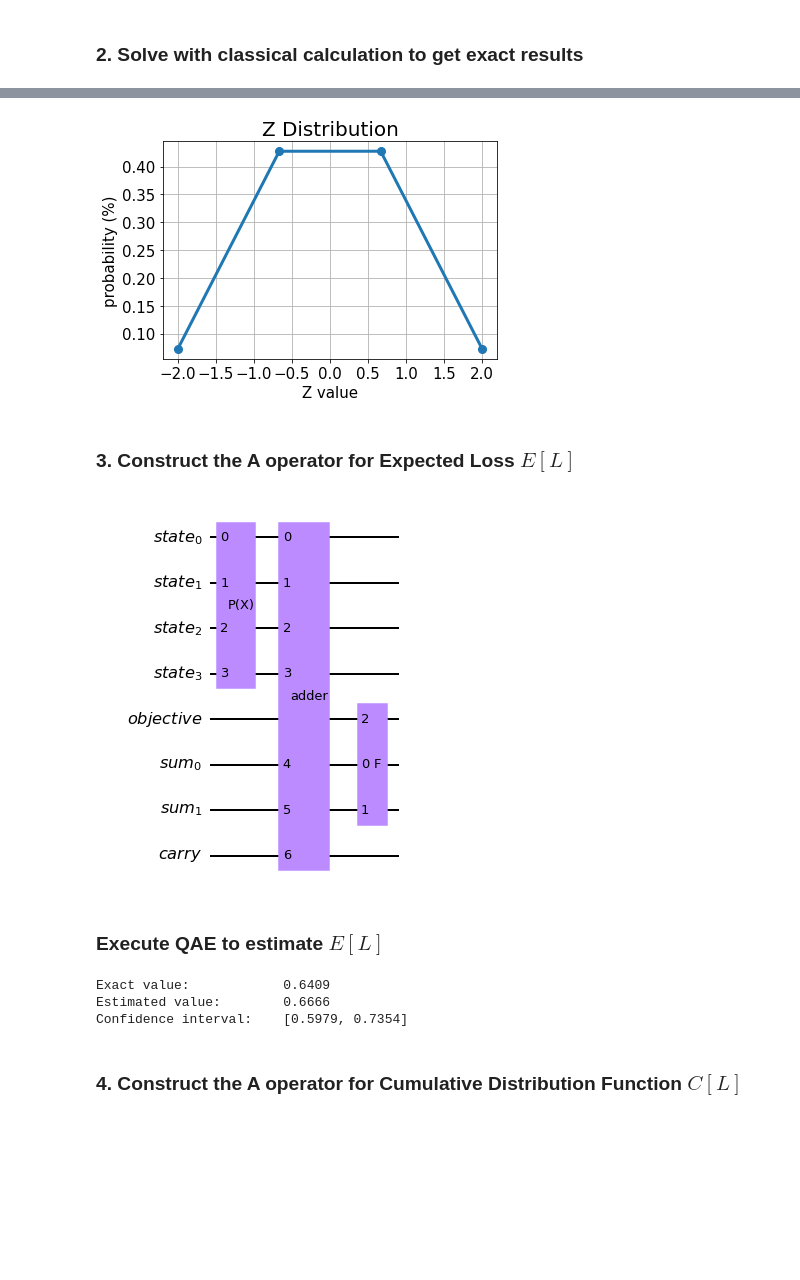
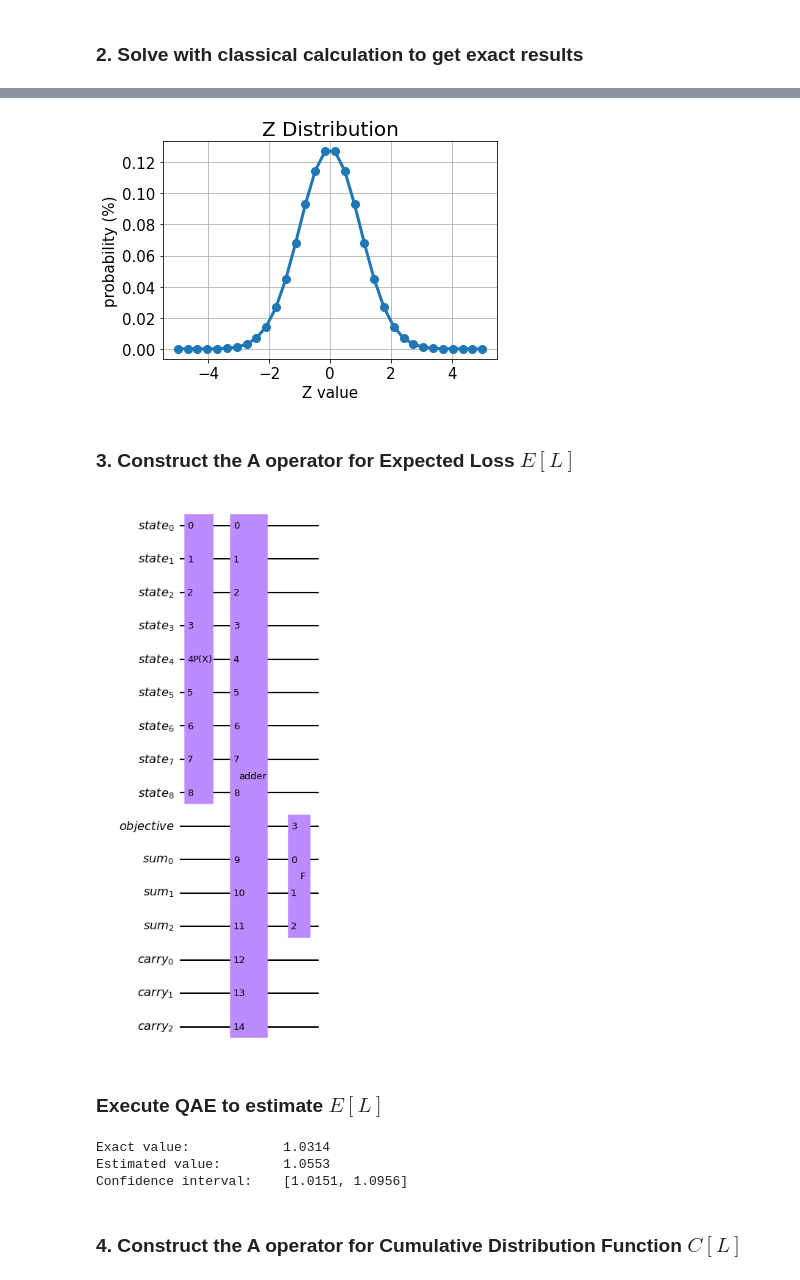
Before and after one commit to ZiyuanLi007/quantumalg, a Jupyter notebook: technotes/TechNotes_CreditRiskQAE.ipynb, the cells around one changed output, grey strips where cells are left out. Drawn from its saved outputs; the diff is of its cells as text; code cells hidden in the pictures; blank space fills up the shorter version.

```diff
--- a/technotes/TechNotes_CreditRiskQAE.ipynb
+++ b/technotes/TechNotes_CreditRiskQAE.ipynb
@@ -141,18 +141,23 @@ from qiskit.circuit.library import IntegerComparator
 from qiskit.utils import QuantumInstance
 from qiskit.algorithms import IterativeAmplitudeEstimation, FasterAmplitudeEstimation, EstimationProblem, AmplitudeEstimation, MaximumLikelihoodAmplitudeEstimation
 from qiskit_finance.circuit.library import GaussianConditionalIndependenceModel as GCI
+from qiskit.compiler import transpile
 
 # set problem parameters
-n_z = 2
-z_max = 2
+
+# UZ
+n_z = 5
+z_max = n_z
 z_values = np.linspace(-z_max, z_max, 2 ** n_z)
-p_zeros = [0.15, 0.25]
-rhos = [0.1, 0.05]
-lgd = [1, 2]
+
+# LX
+p_zeros = [0.15, 0.25, 0.15, 0.1]
+rhos = [0.1, 0.05, 0.1, 0.02]
+lgd = [1, 2, 2, 1]
 K = len(p_zeros)
 alpha = 0.05
 
-# Load Uncertainty Model
+# LZ : Load Uncertainty Model
 u = GCI(n_z, z_max, p_zeros, rhos)
 # %% [markdown]
 ### 2. Solve with classical calculation to get exact results
@@ -251,7 +256,7 @@ plt.xticks(size=15)
 plt.yticks(size=15)
 plt.show()
 # %% [output]
-[figure, old version]
+[figure, new version]
 # %% [markdown]
 ### 3. Construct the A operator for Expected Loss $E[L]$
 # %%
@@ -280,35 +285,40 @@ objective = LinearAmplitudeFunction(
 )
 
 # define the registers for convenience and readability
 qr_state = QuantumRegister(u.num_qubits, "state")
 qr_sum = QuantumRegister(agg.num_sum_qubits, "sum")
-qr_carry = QuantumRegister(agg.num_carry_qubits, "carry")
+qr_carry = QuantumRegister(agg.num_carry_qubits+1, "carry")
 qr_obj = QuantumRegister(1, "objective")
 
 def get_expectedloss_circuit():
     # define the circuit
     state_preparation = QuantumCircuit(qr_state, qr_obj, qr_sum, qr_carry, name="A")
 
     # load the random variable
     state_preparation.append(u, qr_state)
 
     # aggregate
     state_preparation.append(agg, qr_state[:] + qr_sum[:] + qr_carry[:])
 
     # linear objective function
     state_preparation.append(objective.to_gate(), qr_sum[:] + qr_obj[:])
 
     # uncompute aggregation
     #state_preparation.append(agg.inverse(), qr_state[:] + qr_sum[:] + qr_carry[:])
 
     return state_preparation
 
 state_preparation = get_expectedloss_circuit()
 #state_preparation.measure_all()
 # draw the circuit
 state_preparation.draw()
+
+# visuilize circuit
+# basic_gates=['u1', 'u2', 'u3', 'cx', 'ry', 'rx', 'rz']
+# state_preparation_transpile = transpile(state_preparation, basis_gates=basic_gates, optimization_level=3)
+# state_preparation_transpile.draw(output='mpl')
 # %% [output]
-[figure, old version]
+[figure, new version]
 # %% [markdown]
 ### Execute QAE to estimate $E[L]$
 # %%
@@ -336,9 +346,9 @@ print("Exact value:    \t%.4f" % expected_loss)
 print("Estimated value:\t%.4f" % result.estimation_processed)
 print("Confidence interval: \t[%.4f, %.4f]" % tuple(conf_int))
 # %% [output]
-Exact value:            0.6409
-Estimated value:        0.6666
-Confidence interval:    [0.5979, 0.7354]
+Exact value:            1.0314
+Estimated value:        1.0553
+Confidence interval:    [1.0151, 1.0956]
 # %% [markdown]
 ### 4. Construct the A operator for Cumulative Distribution Function $C[L]$
 # %%
```
Also changed, not shown: parts of 6 cells of this notebook.
